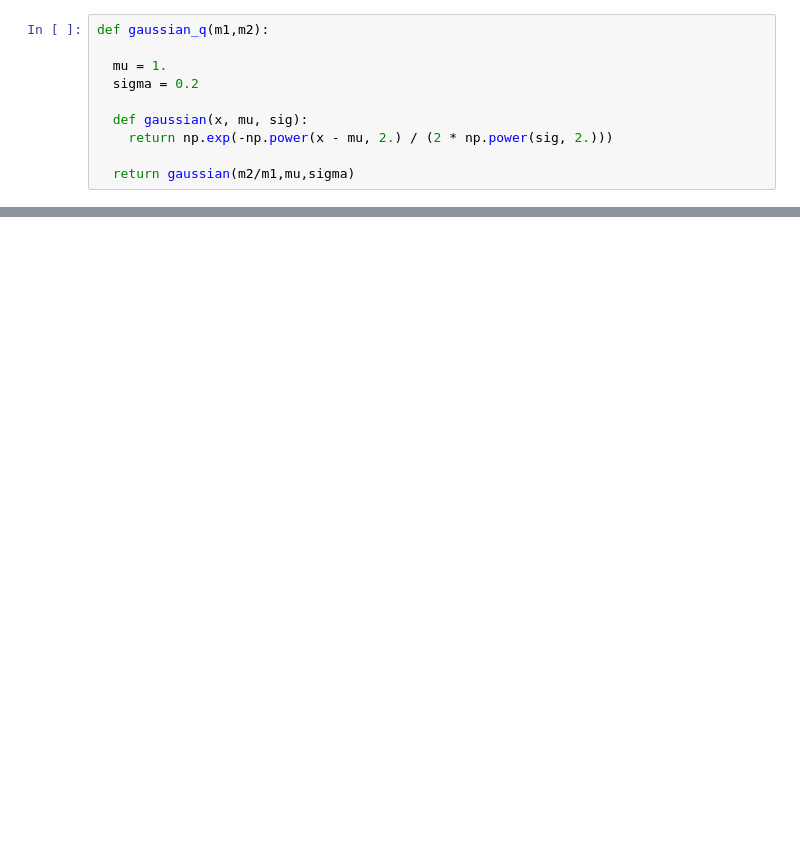
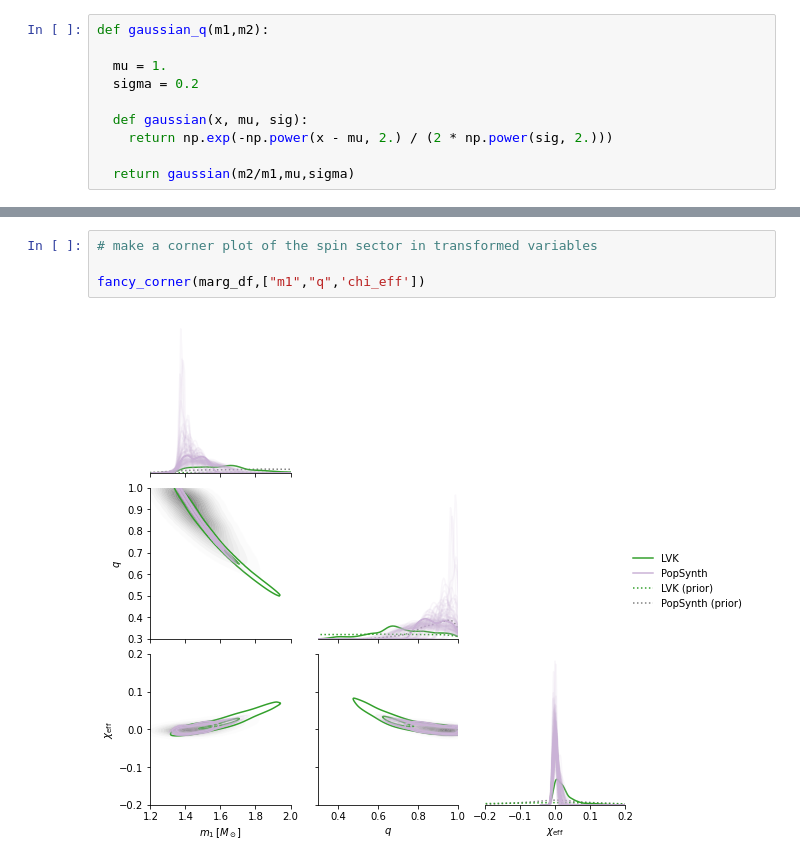
Before and after one commit to daniellmarc/reweighted-dns, a Jupyter notebook: GW170817_PopSynthNS.ipynb, the cells around one changed output, grey strips where cells are left out. Cells and saved outputs as stored; diff of their text form; blank space fills up the shorter version.

```diff
--- a/GW170817_PopSynthNS.ipynb
+++ b/GW170817_PopSynthNS.ipynb
@@ -351,0 +359,6 @@ for i in range(len(vars)):
+# %%
+# make a corner plot of the spin sector in transformed variables
+
+fancy_corner(marg_df,["m1","q",'chi_eff'])
+# %% [output]
+[figure, added]
```
Also changed, not shown: parts of 24 cells of this notebook.
